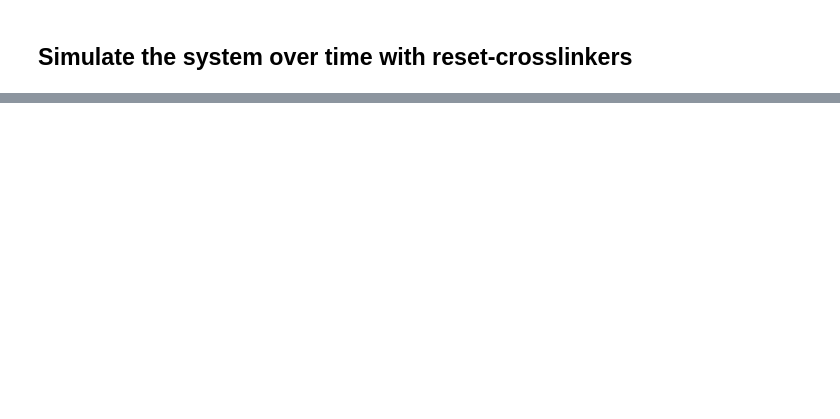
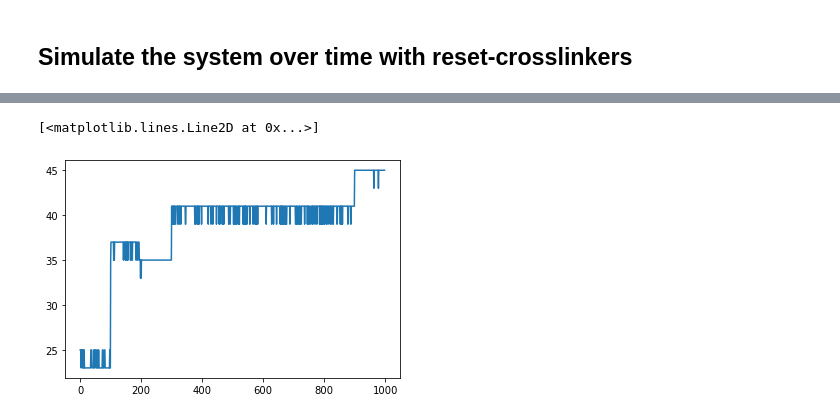
Before and after one commit to HugoLeRoy94/Aging_Condensate, a Jupyter notebook: distribution_linkers_along_L/compute_distribution.ipynb, the cells around one changed output, grey strips where cells are left out. Cells and saved outputs as stored; diff of their text form; code cells hidden in the pictures; blank space fills up the shorter version.

```diff
--- a/distribution_linkers_along_L/compute_distribution.ipynb
+++ b/distribution_linkers_along_L/compute_distribution.ipynb
@@ -46,0 +127,6 @@ plt.plot(np.arange(0,tmax,tmax//Nloop)
+# %%
+Nloop = np.array([p.__len__() for p in position])
+plt.plot(np.arange(0,Nloop.__len__(),1),Nloop)
+# %% [output]
+[<matplotlib.lines.Line2D at 0x...>]
+[figure, added]
```
Also changed, not shown: parts of 19 cells of this notebook, 4 other files.
